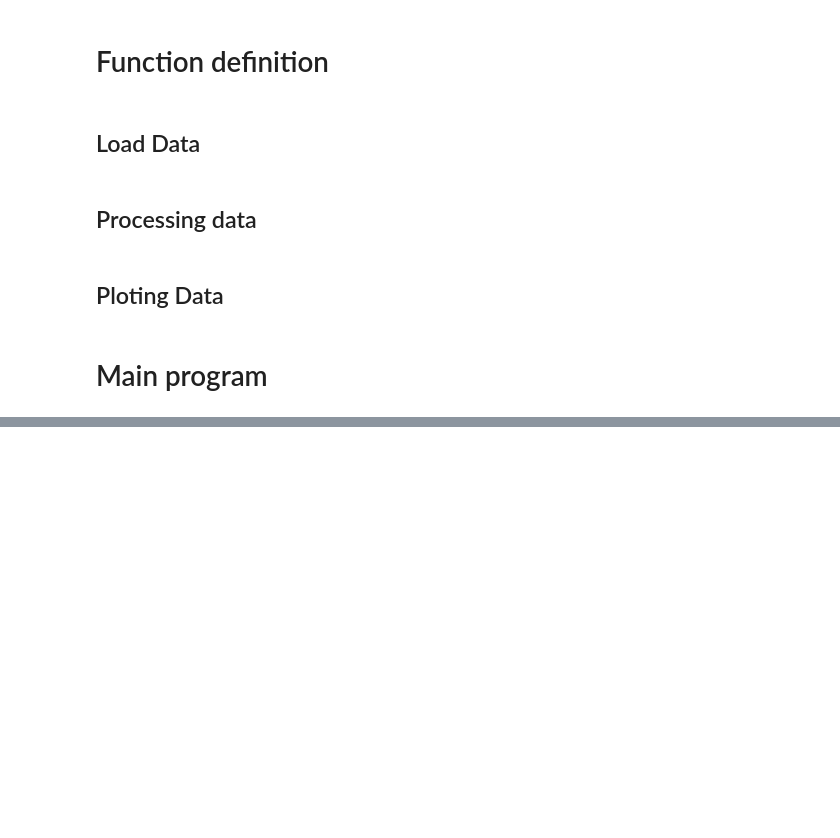
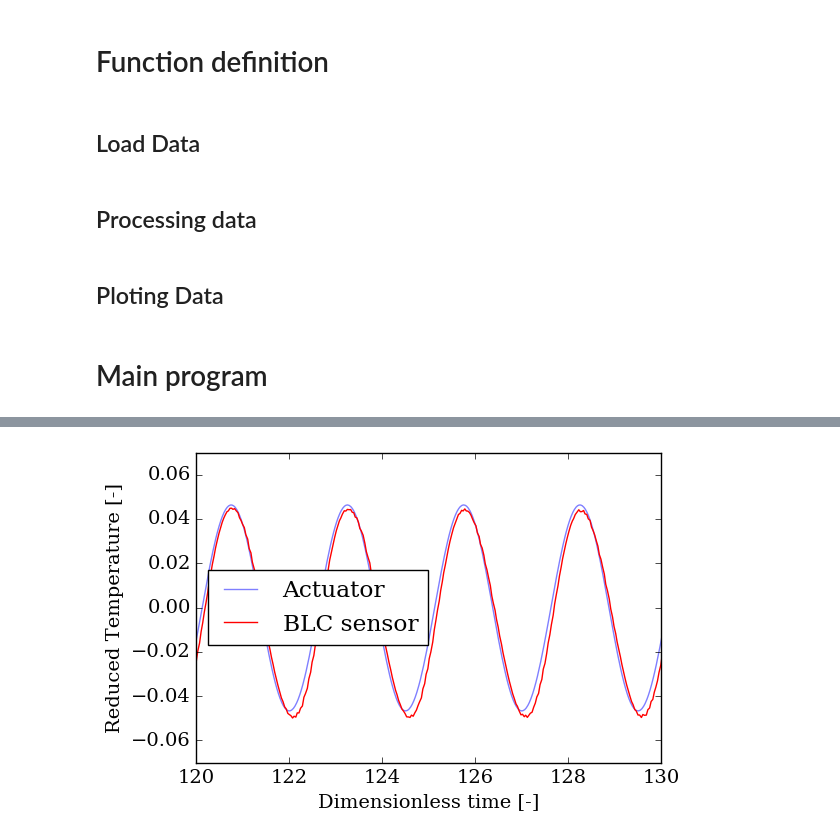
Before and after one commit to nicolas-thiers/PostProcessing, a Jupyter notebook: PostProcessing.ipynb, the cells around one changed output, grey strips where cells are left out. Drawn from its saved outputs; the diff is of its cells as text; code cells hidden in the pictures; blank space fills up the shorter version.

```diff
--- a/PostProcessing.ipynb
+++ b/PostProcessing.ipynb
@@ -1099,0 +1129,29 @@ data,mp_data,data_rms,data_avg = main();
+# %%
+path1 = '/home/nicolas/Dropbox/Doctorado/Simulaciones/3D/thermal_actuator/fase/phi_1/'
+mp_data1 = load_monitoring_points_data(path1 + 'hpts.out')
+
+point_1 = monitoring_point(mp_data1,4,7,2000)
+point_2 = monitoring_point(mp_data1,6,7,2000)
+
+x1 = point_1.time - 0.3
+y1 = (point_1.field.T - numpy.mean(point_1.field.T))
+x2 = point_2.time
+y2 = (point_2.field.T - numpy.mean(point_2.field.T))*13
+
+
+
+pyplot.xlim(120, 130)
+pyplot.ylim(-0.07,0.07)
+pyplot.xlabel("Dimensionless time [-]")
+pyplot.ylabel("Reduced Temperature [-]")
+pyplot.plot(x1,y1,
+               color = 'b',
+               alpha = 0.5,
+               label = 'Actuator');
+pyplot.plot(x2,y2,
+               color = 'r',
+               alpha = 1,
+               label = 'BLC sensor');
+pyplot.legend(loc=0);
+# %% [output]
+[figure, added]
```
Also changed, not shown: parts of 4 cells of this notebook, 5 other files.
